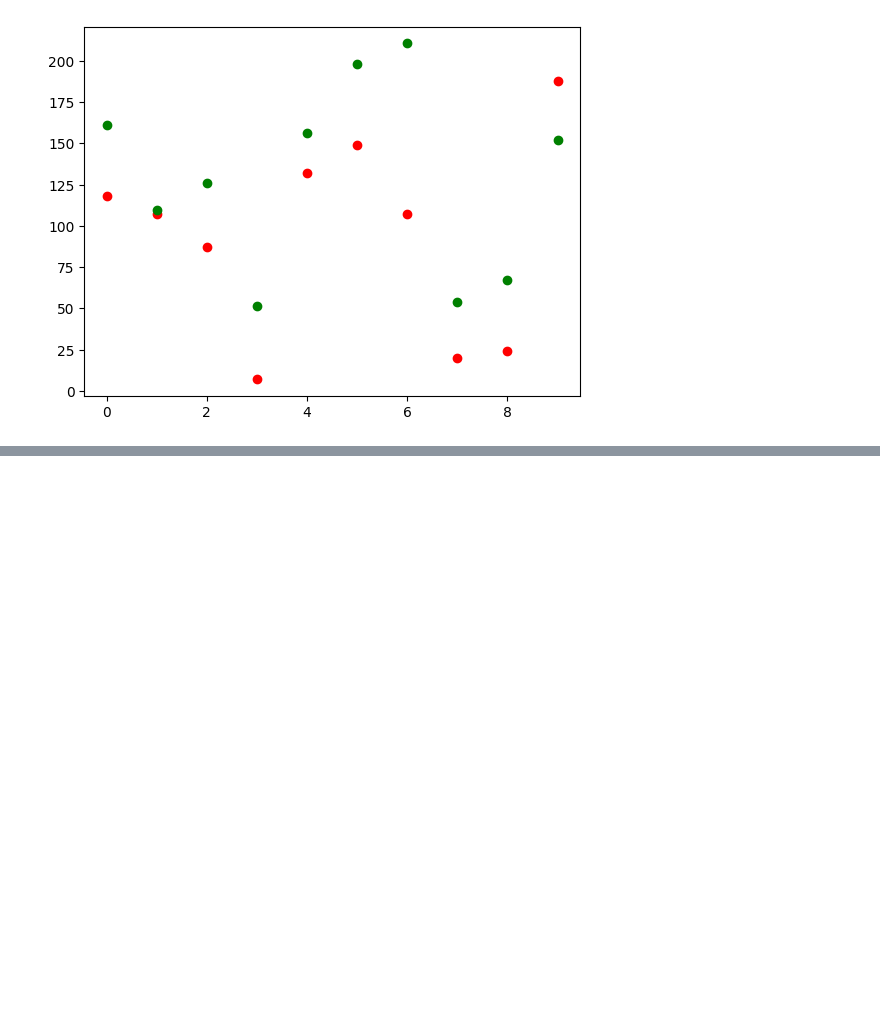
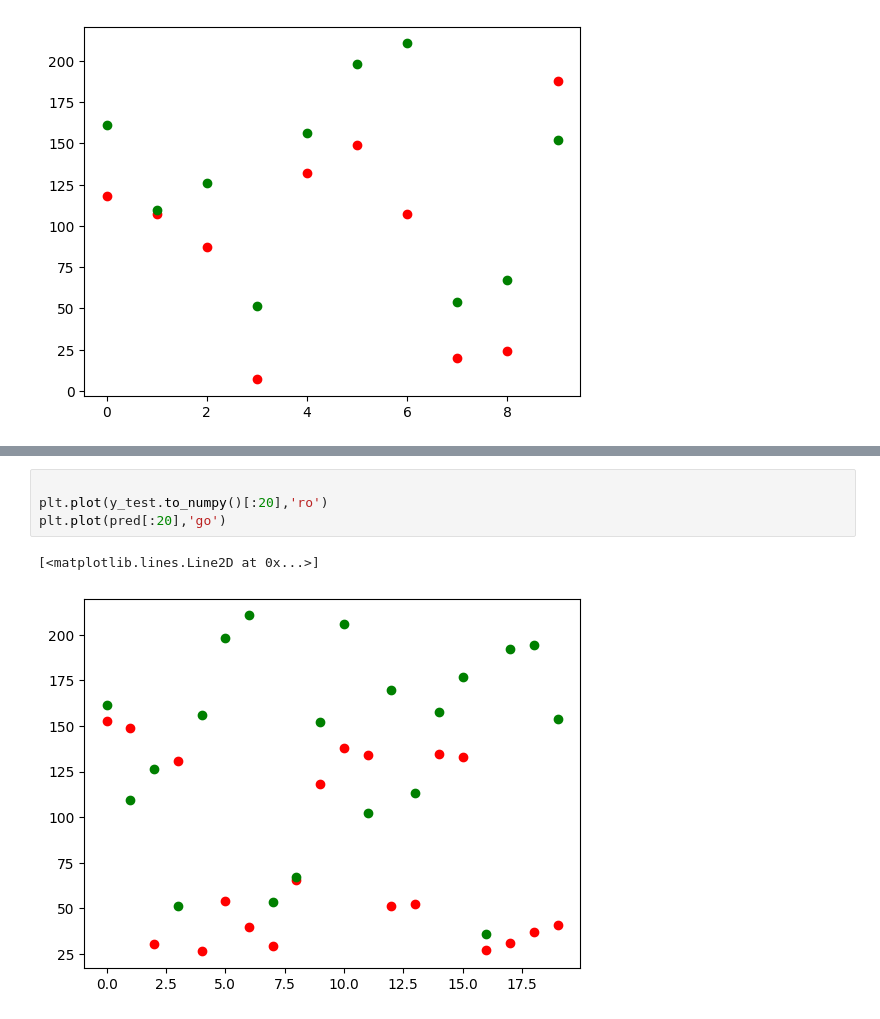
Before and after one commit to datajcthemax/playdata, a Jupyter notebook: day18.ipynb, the cells around one changed output, grey strips where cells are left out. Saved outputs shown, nothing was run; the diff lists cells and outputs as text; blank space fills up the shorter version.

```diff
--- a/day18.ipynb
+++ b/day18.ipynb
@@ -193,0 +243,7 @@ plt.plot(pred[:10],'go')
+# %%
+
+plt.plot(y_test.to_numpy()[:20],'ro')
+plt.plot(pred[:20],'go')
+# %% [output]
+[<matplotlib.lines.Line2D at 0x...>]
+[figure, added]
```
Also changed, not shown: parts of 1 cell of this notebook.
